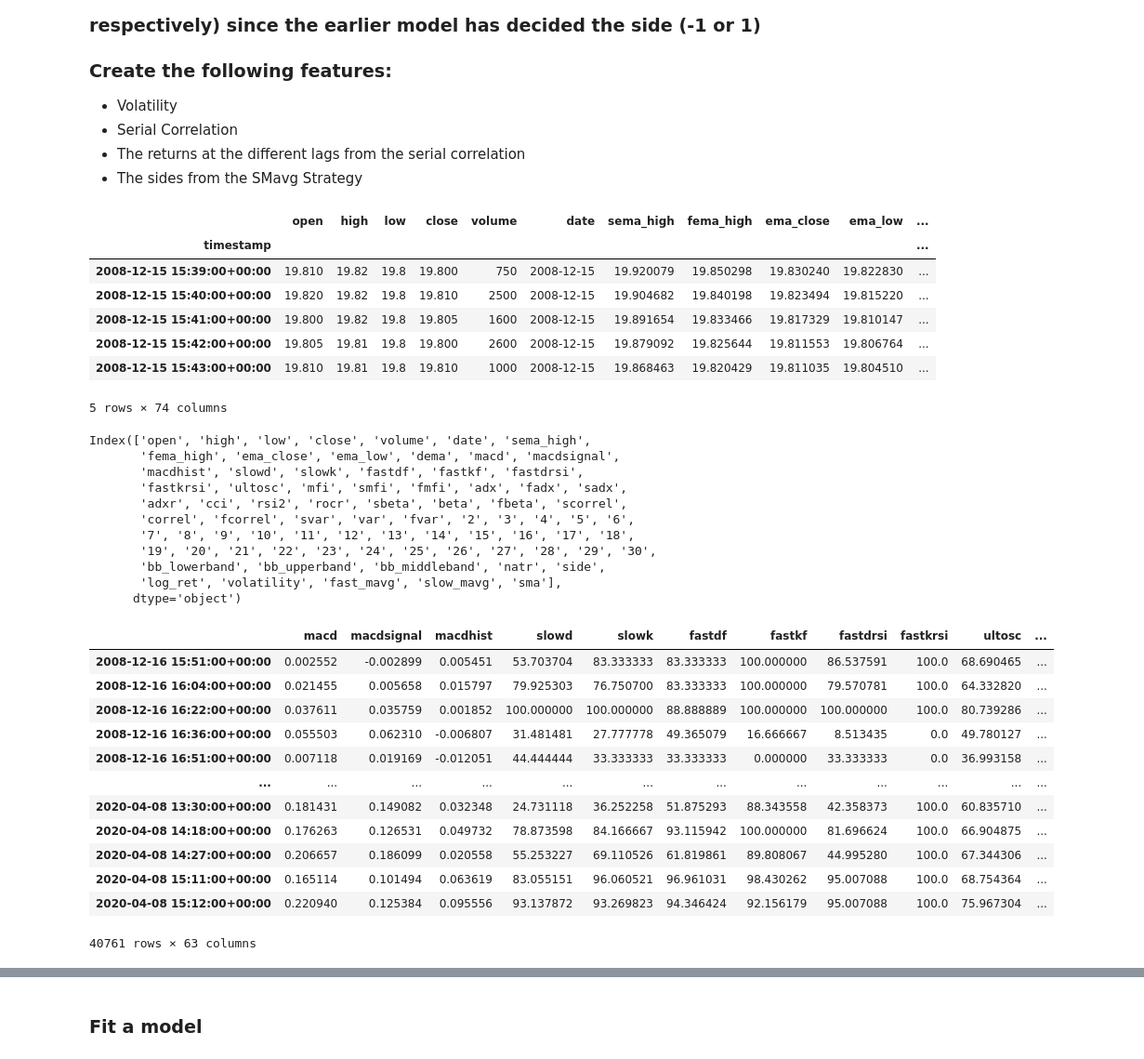
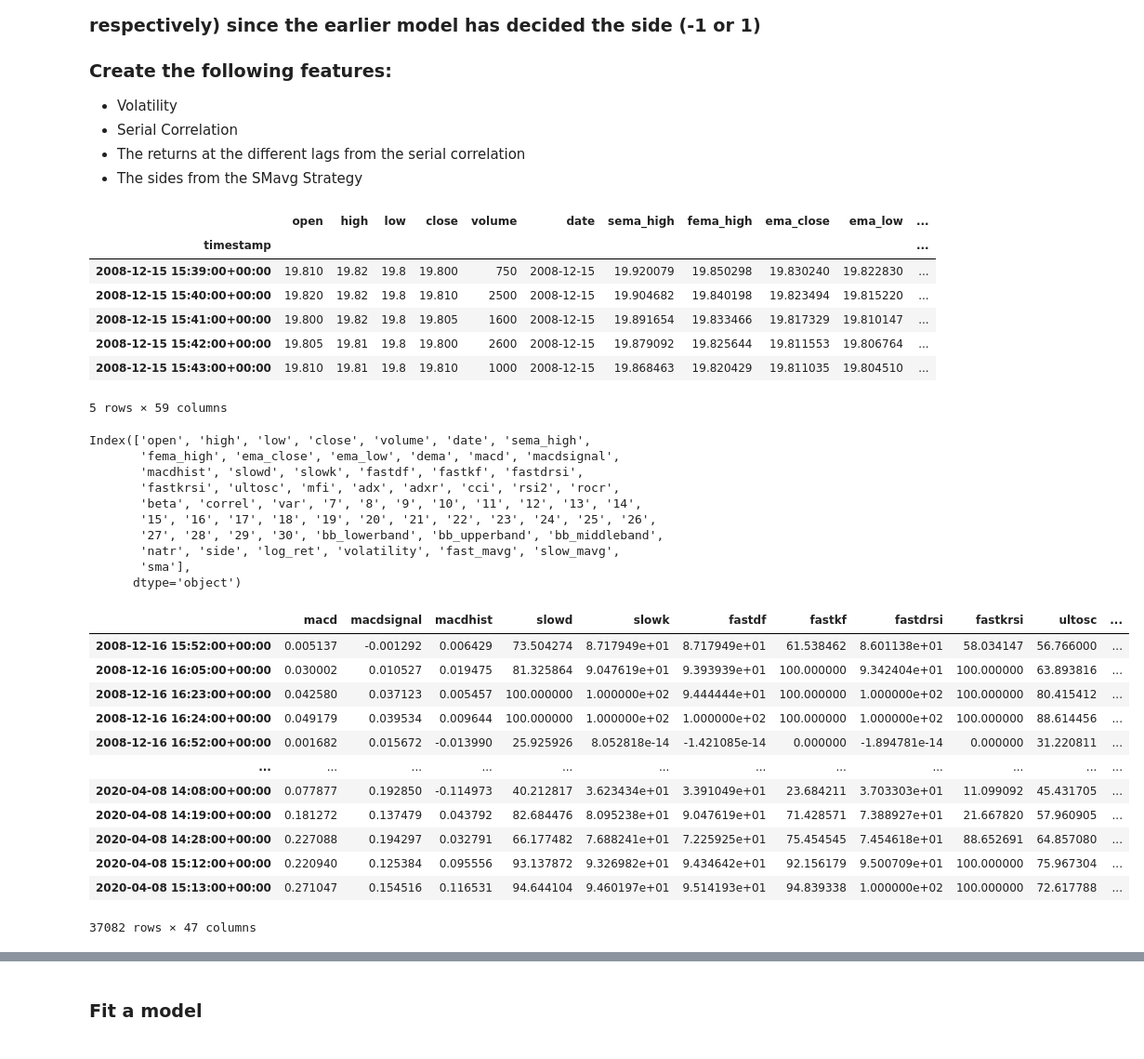
Before and after one commit to hjeffreywang/Stock_feature_engineering, a Jupyter notebook: Feature_generation.ipynb, the cells around one changed output, grey strips where cells are left out. Shown: that part at 93% size. Cells and saved outputs as stored; diff of their text form; code cells hidden in the pictures.

```diff
--- a/Feature_generation.ipynb
+++ b/Feature_generation.ipynb
@@ -126,33 +126,33 @@ def populateindicators(dataframe) -> DataFrame:
 
 
         dataframe['mfi'] = ta.MFI(dataframe['high'], dataframe['low'], dataframe['close'], np.asarray(dataframe['volume'], dtype='float'), timeperiod=14)
-        dataframe['smfi'] = ta.MFI(dataframe['high'], dataframe['low'], dataframe['close'], np.asarray(dataframe['volume'], dtype='float'), timeperiod=20)
-        dataframe['fmfi'] = ta.MFI(dataframe['high'], dataframe['low'], dataframe['close'], np.asarray(dataframe['volume'], dtype='float'), timeperiod=8)
+        #dataframe['smfi'] = ta.MFI(dataframe['high'], dataframe['low'], dataframe['close'], np.asarray(dataframe['volume'], dtype='float'), timeperiod=20)
+        #dataframe['fmfi'] = ta.MFI(dataframe['high'], dataframe['low'], dataframe['close'], np.asarray(dataframe['volume'], dtype='float'), timeperiod=8)
 
         dataframe['adx'] = tab.ADX(dataframe)
-        dataframe['fadx'] = tab.ADX(dataframe, timeperiod=8)
-        dataframe['sadx'] = tab.ADX(dataframe, timeperiod=20)
+        #dataframe['fadx'] = tab.ADX(dataframe, timeperiod=8)
+        #dataframe['sadx'] = tab.ADX(dataframe, timeperiod=20)
 
         dataframe['adxr'] = tab.ADXR(dataframe)
 
-        dataframe['adxr'] = tab.ADXR(dataframe)
+        #dataframe['adxr'] = tab.ADXR(dataframe)
 
         dataframe['cci'] = tab.CCI(dataframe)
         dataframe['rsi2'] = tab.RSI(dataframe, timeperiod=14)
         dataframe['rocr'] =tab.ROCR(dataframe)
 
         #statistics
-        dataframe['sbeta']=tab.BETA(dataframe, timeperiod=9)
+        #dataframe['sbeta']=tab.BETA(dataframe, timeperiod=9)
         dataframe['beta']=tab.BETA(dataframe, timeperiod=5)
-        dataframe['fbeta']=tab.BETA(dataframe, timeperiod=3)
+        #dataframe['fbeta']=tab.BETA(dataframe, timeperiod=3)
 
-        dataframe['scorrel']=tab.CORREL(dataframe, timeperiod=30)
+        #dataframe['scorrel']=tab.CORREL(dataframe, timeperiod=30)
         dataframe['correl']=tab.CORREL(dataframe, timeperiod=17)
-        dataframe['fcorrel']=tab.CORREL(dataframe, timeperiod=10)
+        #dataframe['fcorrel']=tab.CORREL(dataframe, timeperiod=10)
 
-        dataframe['svar']=tab.VAR(dataframe, timeperiod=8)
+        #dataframe['svar']=tab.VAR(dataframe, timeperiod=8)
         dataframe['var']=tab.VAR(dataframe, timeperiod=5)
-        dataframe['fvar']=tab.VAR(dataframe, timeperiod=3)
+        #dataframe['fvar']=tab.VAR(dataframe, timeperiod=3)
 
 
         #create time indicators
@@ -162,11 +162,11 @@ def populateindicators(dataframe) -> DataFrame:
 
         #pattern recognition indicators
         #dataframe['1']=tab.CD13OUTSIDE(dataframe)
-        dataframe['2']=tab.CDL3INSIDE(dataframe)
-        dataframe['3']=tab.CDLBELTHOLD(dataframe)
-        dataframe['4']=tab.CDLBREAKAWAY(dataframe)
-        dataframe['5']=tab.CDLCLOSINGMARUBOZU(dataframe)
-        dataframe['6']=tab.CDLDOJI(dataframe)
+        #dataframe['2']=tab.CDL3INSIDE(dataframe)
+        #dataframe['3']=tab.CDLBELTHOLD(dataframe)
+        #dataframe['4']=tab.CDLBREAKAWAY(dataframe)
+        #dataframe['5']=tab.CDLCLOSINGMARUBOZU(dataframe)
+        #dataframe['6']=tab.CDLDOJI(dataframe)
         dataframe['7']=tab.CDLDOJISTAR(dataframe)
         dataframe['8']=tab.CDLDRAGONFLYDOJI(dataframe)
         dataframe['9']=tab.CDLENGULFING(dataframe)
@@ -414,6 +414,6 @@ data_ml.loc[short_signals, 'side'] = -1
 print(data_ml.side.value_counts())
 
 # Remove Look ahead biase by lagging the signal
-data_ml['side'] = data_ml['side']
+data_ml['side'] = data_ml['side'].shift(1)
 #.shift(1)
 # %% [output]
@@ -595,7 +595,7 @@ raw_data.head()
 | 2008-12-15 15:41:00+00:00 | 19.800 | 19.82 | 19.8 | 19.805 | 1600 | 2008-12-15 | 19.891654 | 19.833466 | 19.817329 | 19.810147 | ... |
 | 2008-12-15 15:42:00+00:00 | 19.805 | 19.81 | 19.8 | 19.800 | 2600 | 2008-12-15 | 19.879092 | 19.825644 | 19.811553 | 19.806764 | ... |
 | 2008-12-15 15:43:00+00:00 | 19.810 | 19.81 | 19.8 | 19.810 | 1000 | 2008-12-15 | 19.868463 | 19.820429 | 19.811035 | 19.804510 | ... |
-5 rows × 74 columns
+5 rows × 59 columns
 # %%
 # Log Returns
 raw_data['log_ret'] = np.log(raw_data['close']).diff()
@@ -659,40 +659,39 @@ raw_data_shifted.columns
 Index(['open', 'high', 'low', 'close', 'volume', 'date', 'sema_high',
        'fema_high', 'ema_close', 'ema_low', 'dema', 'macd', 'macdsignal',
        'macdhist', 'slowd', 'slowk', 'fastdf', 'fastkf', 'fastdrsi',
-       'fastkrsi', 'ultosc', 'mfi', 'smfi', 'fmfi', 'adx', 'fadx', 'sadx',
-       'adxr', 'cci', 'rsi2', 'rocr', 'sbeta', 'beta', 'fbeta', 'scorrel',
-       'correl', 'fcorrel', 'svar', 'var', 'fvar', '2', '3', '4', '5', '6',
-       '7', '8', '9', '10', '11', '12', '13', '14', '15', '16', '17', '18',
-       '19', '20', '21', '22', '23', '24', '25', '26', '27', '28', '29', '30',
-       'bb_lowerband', 'bb_upperband', 'bb_middleband', 'natr', 'side',
-       'log_ret', 'volatility', 'fast_mavg', 'slow_mavg', 'sma'],
+       'fastkrsi', 'ultosc', 'mfi', 'adx', 'adxr', 'cci', 'rsi2', 'rocr',
+       'beta', 'correl', 'var', '7', '8', '9', '10', '11', '12', '13', '14',
+       '15', '16', '17', '18', '19', '20', '21', '22', '23', '24', '25', '26',
+       '27', '28', '29', '30', 'bb_lowerband', 'bb_upperband', 'bb_middleband',
+       'natr', 'side', 'log_ret', 'volatility', 'fast_mavg', 'slow_mavg',
+       'sma'],
       dtype='object')
 # %%
 #make sure to drop all
 # Get features at event dates
 X = raw_data_shifted.loc[labels.index, :]
 
 # Drop unwanted columns
 X.drop(['open', 'high', 'low' ,'close','volume','date','fema_high','sema_high','ema_low','ema_close', 'dema',   'close',  \
-        'bb_lowerband', 'bb_upperband', 'bb_middleband', 'fast_mavg', 'slow_mavg'], axis=1, inplace=True)
+        'bb_lowerband', 'bb_upperband', 'bb_middleband', 'fast_mavg', 'slow_mavg','volatility'], axis=1, inplace=True)
 #'macd','macdsignal','macdhist',
 #,'months','dayofweek','hourofday'
 y = labels['bin'].dropna()
 X
 # %% [output]
 |  | macd | macdsignal | macdhist | slowd | slowk | fastdf | fastkf | fastdrsi | fastkrsi | ultosc | ... |
-| 2008-12-16 15:51:00+00:00 | 0.002552 | -0.002899 | 0.005451 | 53.703704 | 83.333333 | 83.333333 | 100.000000 | 86.537591 | 100.0 | 68.690465 | ... |
-| 2008-12-16 16:04:00+00:00 | 0.021455 | 0.005658 | 0.015797 | 79.925303 | 76.750700 | 83.333333 | 100.000000 | 79.570781 | 100.0 | 64.332820 | ... |
-| 2008-12-16 16:22:00+00:00 | 0.037611 | 0.035759 | 0.001852 | 100.000000 | 100.000000 | 88.888889 | 100.000000 | 100.000000 | 100.0 | 80.739286 | ... |
-| 2008-12-16 16:36:00+00:00 | 0.055503 | 0.062310 | -0.006807 | 31.481481 | 27.777778 | 49.365079 | 16.666667 | 8.513435 | 0.0 | 49.780127 | ... |
-| 2008-12-16 16:51:00+00:00 | 0.007118 | 0.019169 | -0.012051 | 44.444444 | 33.333333 | 33.333333 | 0.000000 | 33.333333 | 0.0 | 36.993158 | ... |
+| 2008-12-16 15:52:00+00:00 | 0.005137 | -0.001292 | 0.006429 | 73.504274 | 8.717949e+01 | 8.717949e+01 | 61.538462 | 8.601138e+01 | 58.034147 | 56.766000 | ... |
+| 2008-12-16 16:05:00+00:00 | 0.030002 | 0.010527 | 0.019475 | 81.325864 | 9.047619e+01 | 9.393939e+01 | 100.000000 | 9.342404e+01 | 100.000000 | 63.893816 | ... |
+| 2008-12-16 16:23:00+00:00 | 0.042580 | 0.037123 | 0.005457 | 100.000000 | 1.000000e+02 | 9.444444e+01 | 100.000000 | 1.000000e+02 | 100.000000 | 80.415412 | ... |
+| 2008-12-16 16:24:00+00:00 | 0.049179 | 0.039534 | 0.009644 | 100.000000 | 1.000000e+02 | 1.000000e+02 | 100.000000 | 1.000000e+02 | 100.000000 | 88.614456 | ... |
+| 2008-12-16 16:52:00+00:00 | 0.001682 | 0.015672 | -0.013990 | 25.925926 | 8.052818e-14 | -1.421085e-14 | 0.000000 | -1.894781e-14 | 0.000000 | 31.220811 | ... |
 | ... | ... | ... | ... | ... | ... | ... | ... | ... | ... | ... | ... |
-| 2020-04-08 13:30:00+00:00 | 0.181431 | 0.149082 | 0.032348 | 24.731118 | 36.252258 | 51.875293 | 88.343558 | 42.358373 | 100.0 | 60.835710 | ... |
-| 2020-04-08 14:18:00+00:00 | 0.176263 | 0.126531 | 0.049732 | 78.873598 | 84.166667 | 93.115942 | 100.000000 | 81.696624 | 100.0 | 66.904875 | ... |
-| 2020-04-08 14:27:00+00:00 | 0.206657 | 0.186099 | 0.020558 | 55.253227 | 69.110526 | 61.819861 | 89.808067 | 44.995280 | 100.0 | 67.344306 | ... |
-| 2020-04-08 15:11:00+00:00 | 0.165114 | 0.101494 | 0.063619 | 83.055151 | 96.060521 | 96.961031 | 98.430262 | 95.007088 | 100.0 | 68.754364 | ... |
-| 2020-04-08 15:12:00+00:00 | 0.220940 | 0.125384 | 0.095556 | 93.137872 | 93.269823 | 94.346424 | 92.156179 | 95.007088 | 100.0 | 75.967304 | ... |
+| 2020-04-08 14:08:00+00:00 | 0.077877 | 0.192850 | -0.114973 | 40.212817 | 3.623434e+01 | 3.391049e+01 | 23.684211 | 3.703303e+01 | 11.099092 | 45.431705 | ... |
+| 2020-04-08 14:19:00+00:00 | 0.181272 | 0.137479 | 0.043792 | 82.684476 | 8.095238e+01 | 9.047619e+01 | 71.428571 | 7.388927e+01 | 21.667820 | 57.960905 | ... |
+| 2020-04-08 14:28:00+00:00 | 0.227088 | 0.194297 | 0.032791 | 66.177482 | 7.688241e+01 | 7.225925e+01 | 75.454545 | 7.454618e+01 | 88.652691 | 64.857080 | ... |
+| 2020-04-08 15:12:00+00:00 | 0.220940 | 0.125384 | 0.095556 | 93.137872 | 9.326982e+01 | 9.434642e+01 | 92.156179 | 9.500709e+01 | 100.000000 | 75.967304 | ... |
+| 2020-04-08 15:13:00+00:00 | 0.271047 | 0.154516 | 0.116531 | 94.644104 | 9.460197e+01 | 9.514193e+01 | 94.839338 | 1.000000e+02 | 100.000000 | 72.617788 | ... |
-40761 rows × 63 columns
+37082 rows × 47 columns
 # %%
 X.columns
 # %% [output]
```
Also changed, not shown: parts of 19 cells of this notebook.
